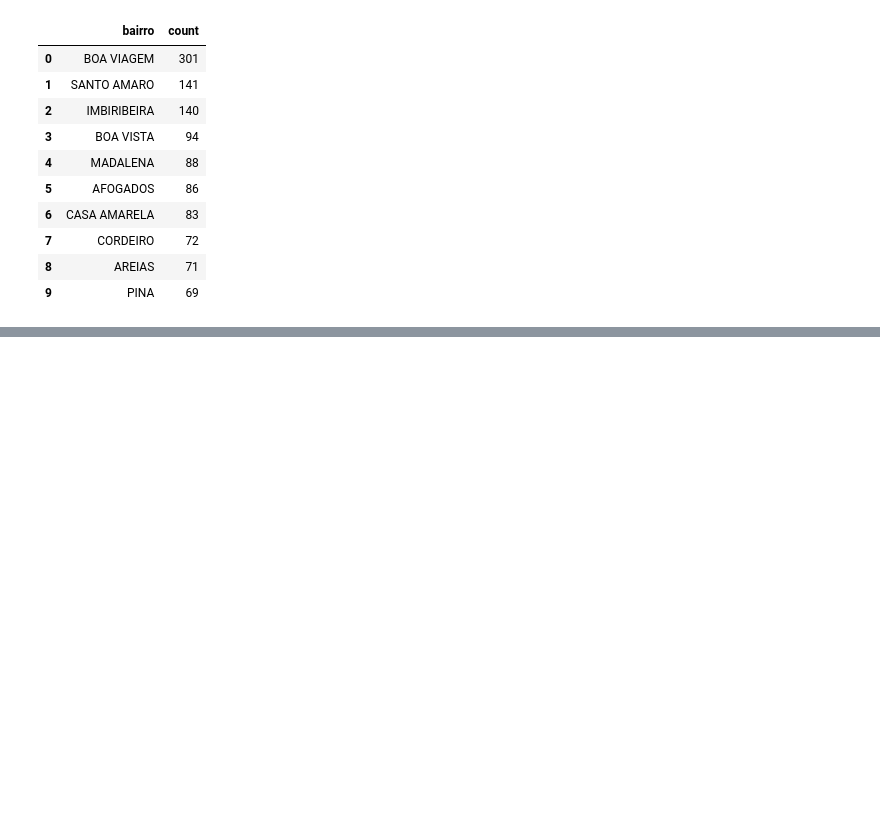
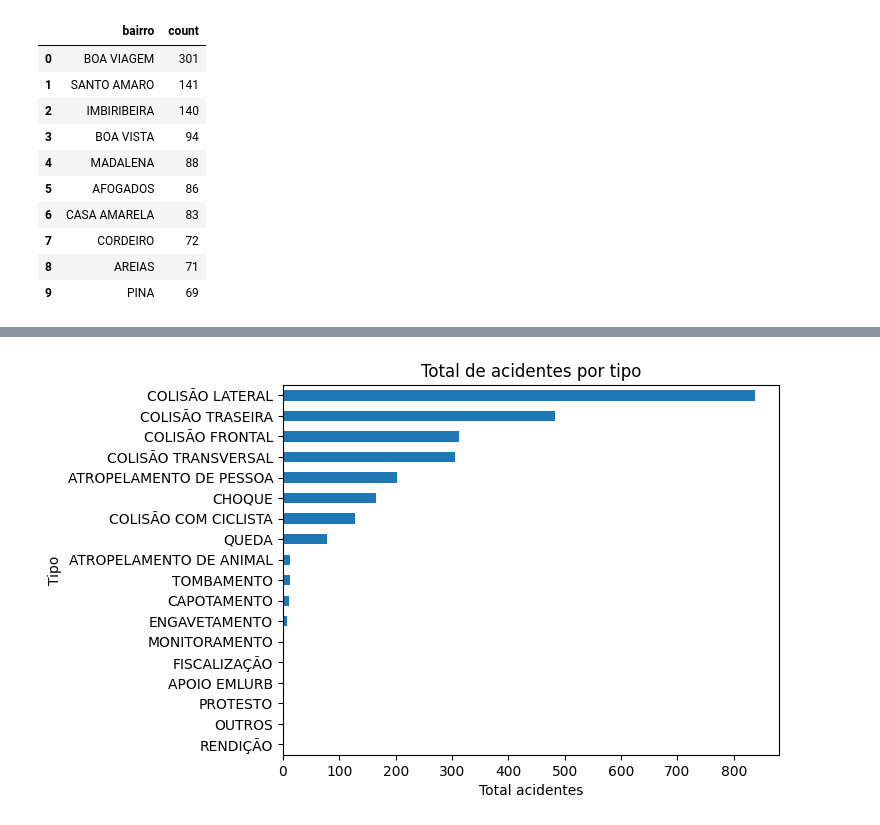
Before and after one commit to alpessoa/ImersaoPythonParaDados, a Jupyter notebook: Pandas.ipynb, the cells around one changed output, grey strips where cells are left out. Saved outputs shown, nothing was run; the diff lists cells and outputs as text; code cells hidden in the pictures; blank space fills up the shorter version.

```diff
--- a/Pandas.ipynb
+++ b/Pandas.ipynb
@@ -2,9 +2,9 @@
 import pandas as pd
 import plotly.express as px
 import matplotlib.pyplot as plt
-import nbformat
+import numpy as np
 
-df = pd.read_csv("acidentes2022.csv", sep=";")
+df = pd.read_csv("acidentes2022.csv", sep=";", on_bad_lines="skip")
 # %%
 # Exibindo todas as colunas
 pd.set_option('display.max_columns', None)
@@ -179,6 +179,10 @@ divisao_via1                  24.09
 divisao_via2                  92.13
 divisao_via3                  98.84
 dtype: float64
+# %%
+#df.dropna(inplace=True) Apaga todas as linhas com valores nulos
+#df.dropna(subset=["bairro"], inplace=True)  apaga linhas com valores ausentes de uma coluna em especifico
+df["hora"] = df["hora"].fillna(0) #preenchendo todos os vaalores nulos
 # %%
 df["tempo_clima"].value_counts().plot.barh(title="Total de acidentes por clima", color="#ff1493"); #total de acidentes por tempo clima
 # %% [output]
@@ -214,0 +229,6 @@ fig.show()
+# %%
+df["tipo"].value_counts(ascending=True).plot.barh(title="Total de acidentes por tipo")
+plt.xlabel("Total acidentes")
+plt.ylabel("Tipo");
+# %% [output]
+[figure, added]
```
Also changed, not shown: parts of 19 cells of this notebook, 2 other files.
